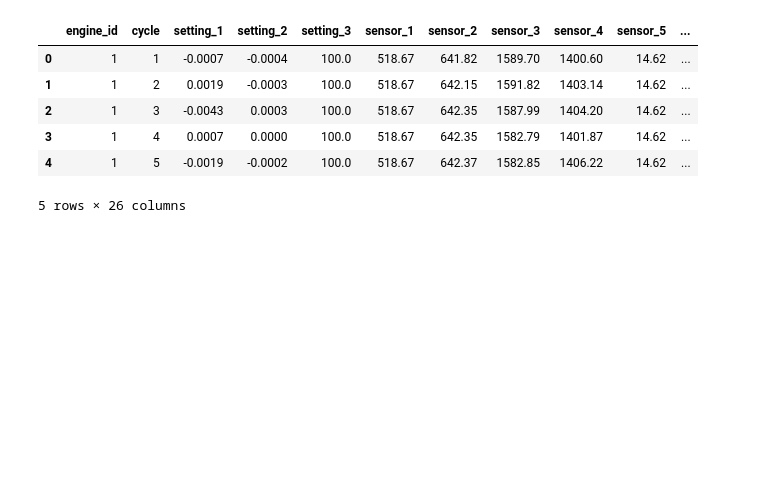
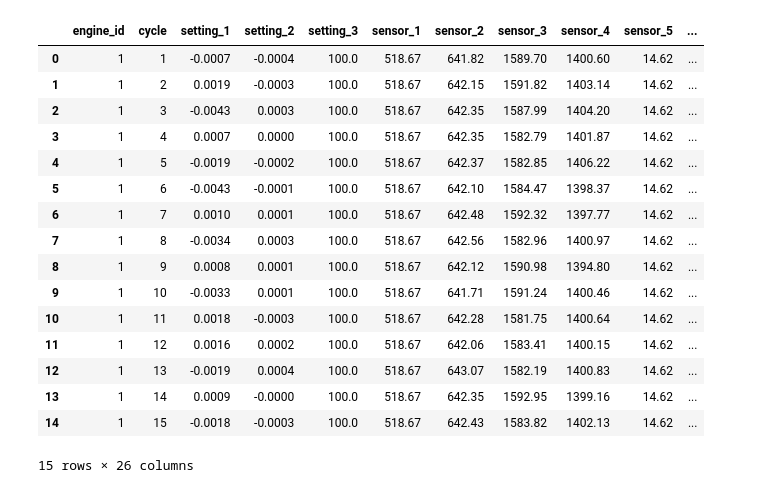
Before and after one commit to Willthethreat8/aerotwin, a Jupyter notebook: notebooks/01_exploration_FD001.ipynb, the cells around one changed output. Drawn from its saved outputs; the diff is of its cells as text; code cells hidden in the pictures; blank space fills up the shorter version.

```diff
--- a/notebooks/01_exploration_FD001.ipynb
+++ b/notebooks/01_exploration_FD001.ipynb
@@ -1,21 +1,31 @@
 # %%
 import pandas as pd
 
 # 1. Définition des 26 colonnes (Dictionnaire de données)
 colonnes = ['engine_id', 'cycle', 'setting_1', 'setting_2', 'setting_3'] + [f'sensor_{i}' for i in range(1, 22)]
 
 # 2. Lecture du fichier texte
 # sep='\s+' signifie que les colonnes sont séparées par un ou plusieurs espaces
 chemin_fichier = '../data/train_FD001.txt'
 df = pd.read_csv(chemin_fichier, sep='\s+', names=colonnes)
 
 # 3. Affichage des 5 premières lignes
-df.head()
+df.head(15)
 # %% [output]
 |  | engine_id | cycle | setting_1 | setting_2 | setting_3 | sensor_1 | sensor_2 | sensor_3 | sensor_4 | sensor_5 | ... |
 | 0 | 1 | 1 | -0.0007 | -0.0004 | 100.0 | 518.67 | 641.82 | 1589.70 | 1400.60 | 14.62 | ... |
 | 1 | 1 | 2 | 0.0019 | -0.0003 | 100.0 | 518.67 | 642.15 | 1591.82 | 1403.14 | 14.62 | ... |
 | 2 | 1 | 3 | -0.0043 | 0.0003 | 100.0 | 518.67 | 642.35 | 1587.99 | 1404.20 | 14.62 | ... |
 | 3 | 1 | 4 | 0.0007 | 0.0000 | 100.0 | 518.67 | 642.35 | 1582.79 | 1401.87 | 14.62 | ... |
 | 4 | 1 | 5 | -0.0019 | -0.0002 | 100.0 | 518.67 | 642.37 | 1582.85 | 1406.22 | 14.62 | ... |
+| 5 | 1 | 6 | -0.0043 | -0.0001 | 100.0 | 518.67 | 642.10 | 1584.47 | 1398.37 | 14.62 | ... |
+| 6 | 1 | 7 | 0.0010 | 0.0001 | 100.0 | 518.67 | 642.48 | 1592.32 | 1397.77 | 14.62 | ... |
+| 7 | 1 | 8 | -0.0034 | 0.0003 | 100.0 | 518.67 | 642.56 | 1582.96 | 1400.97 | 14.62 | ... |
+| 8 | 1 | 9 | 0.0008 | 0.0001 | 100.0 | 518.67 | 642.12 | 1590.98 | 1394.80 | 14.62 | ... |
+| 9 | 1 | 10 | -0.0033 | 0.0001 | 100.0 | 518.67 | 641.71 | 1591.24 | 1400.46 | 14.62 | ... |
+| 10 | 1 | 11 | 0.0018 | -0.0003 | 100.0 | 518.67 | 642.28 | 1581.75 | 1400.64 | 14.62 | ... |
+| 11 | 1 | 12 | 0.0016 | 0.0002 | 100.0 | 518.67 | 642.06 | 1583.41 | 1400.15 | 14.62 | ... |
+| 12 | 1 | 13 | -0.0019 | 0.0004 | 100.0 | 518.67 | 643.07 | 1582.19 | 1400.83 | 14.62 | ... |
+| 13 | 1 | 14 | 0.0009 | -0.0000 | 100.0 | 518.67 | 642.35 | 1592.95 | 1399.16 | 14.62 | ... |
+| 14 | 1 | 15 | -0.0018 | -0.0003 | 100.0 | 518.67 | 642.43 | 1583.82 | 1402.13 | 14.62 | ... |
-5 rows × 26 columns
+15 rows × 26 columns
```
Also changed, not shown: parts of 4 cells of this notebook.
